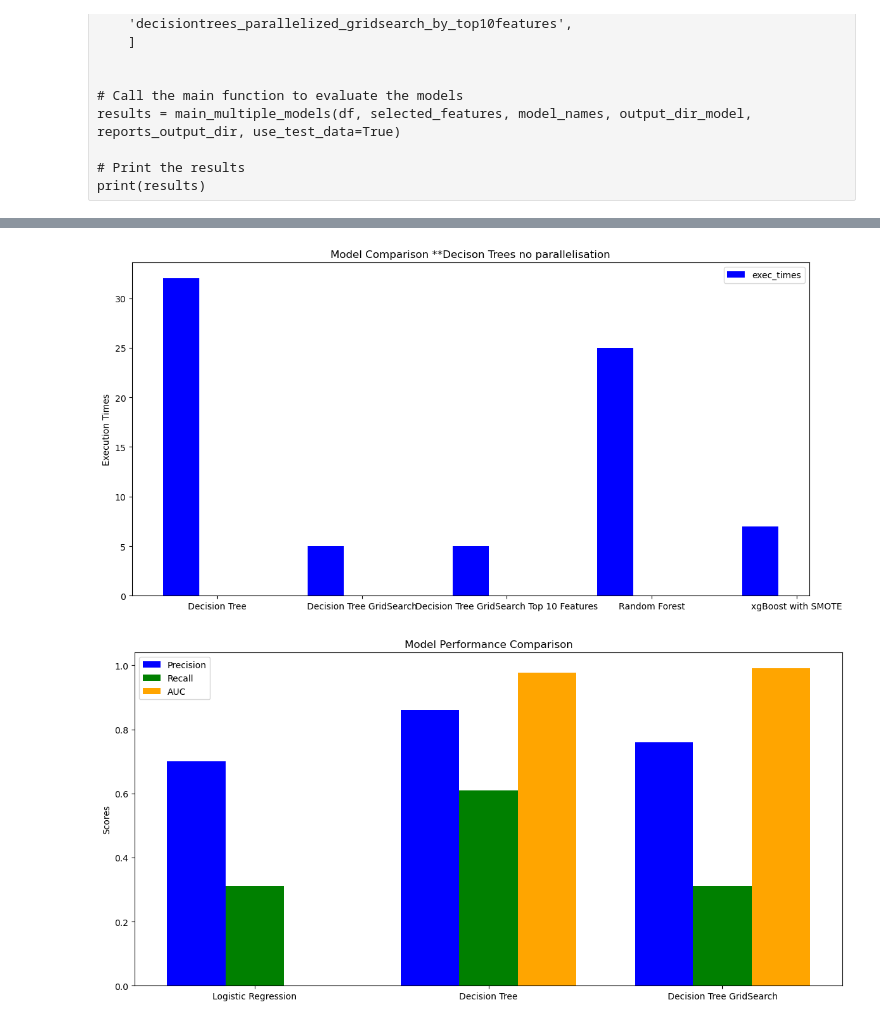
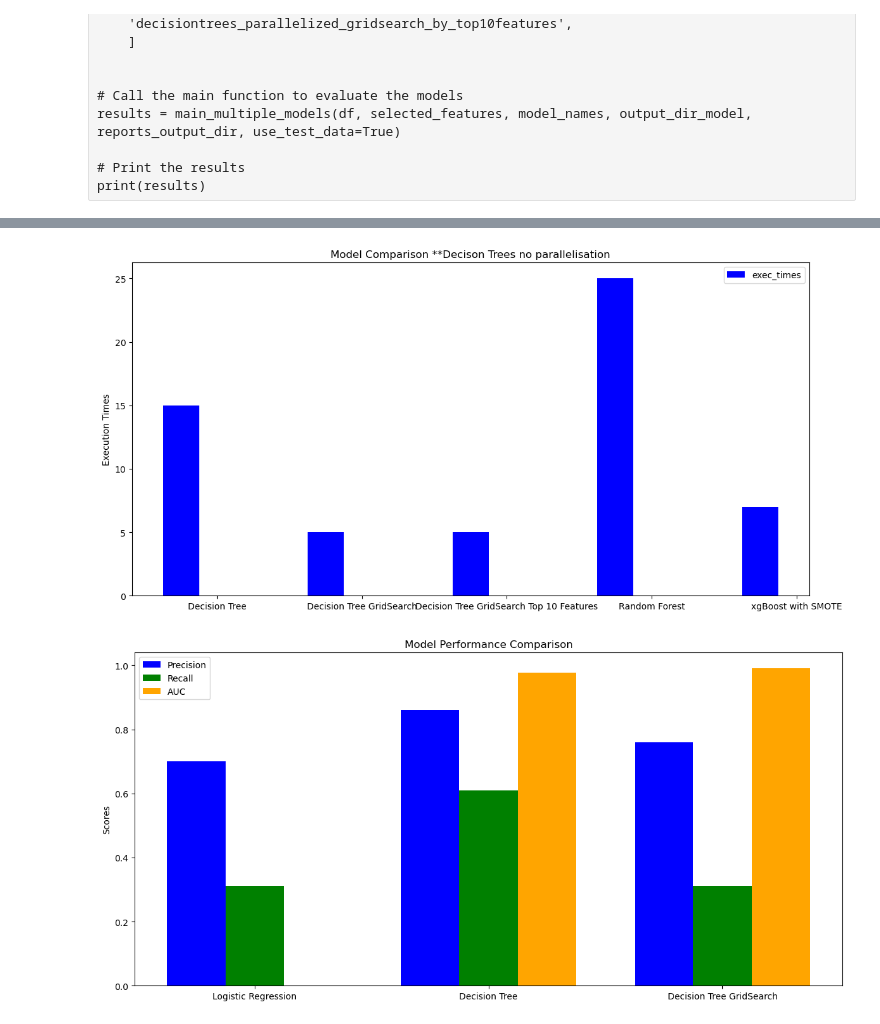
Before and after one commit to sadhchanGitHub/ML_BigData_Repo_1, a Jupyter notebook: notebooks/Project_Presentation_ML.ipynb, the cells around one changed output, grey strips where cells are left out. Drawn from its saved outputs; the diff is of its cells as text; code cells hidden in the pictures.

```diff
--- a/notebooks/Project_Presentation_ML.ipynb
+++ b/notebooks/Project_Presentation_ML.ipynb
@@ -1192,30 +1286,30 @@ print(results)
 # %%
-# Data for plotting
+#execution times
 models = [ 'Decision Tree', 'Decision Tree GridSearch', 'Decision Tree GridSearch Top 10 Features', 'Random Forest', 'xgBoost with SMOTE']
 
 
 #test
-exec_times = [32, 5, 5, 25, 7]
+exec_times = [15, 5, 5, 25, 7]
 
 
 x = np.arange(len(models))  # the label locations
 width = 0.25  # the width of the bars
 
 fig, ax = plt.subplots(figsize=(12, 6))
 bars1 = ax.bar(x - width, exec_times, width, label='exec_times', color='blue')
 
 
 # Add some text for labels, title and custom x-axis tick labels, etc.
 ax.set_ylabel('Execution Times')
 ax.set_title('Model Comparison **Decison Trees no parallelisation' )
 ax.set_xticks(x)
 ax.set_xticklabels(models)
 ax.legend()
 
 plt.tight_layout()
 plt.show()
 # %% [output]
-[figure, old version]
+[figure, new version]
 # %%
 # Data for plotting
 models = ['Logistic Regression', 'Decision Tree', 'Decision Tree GridSearch']
```
Also changed, not shown: parts of 10 cells of this notebook, 11 other files.
